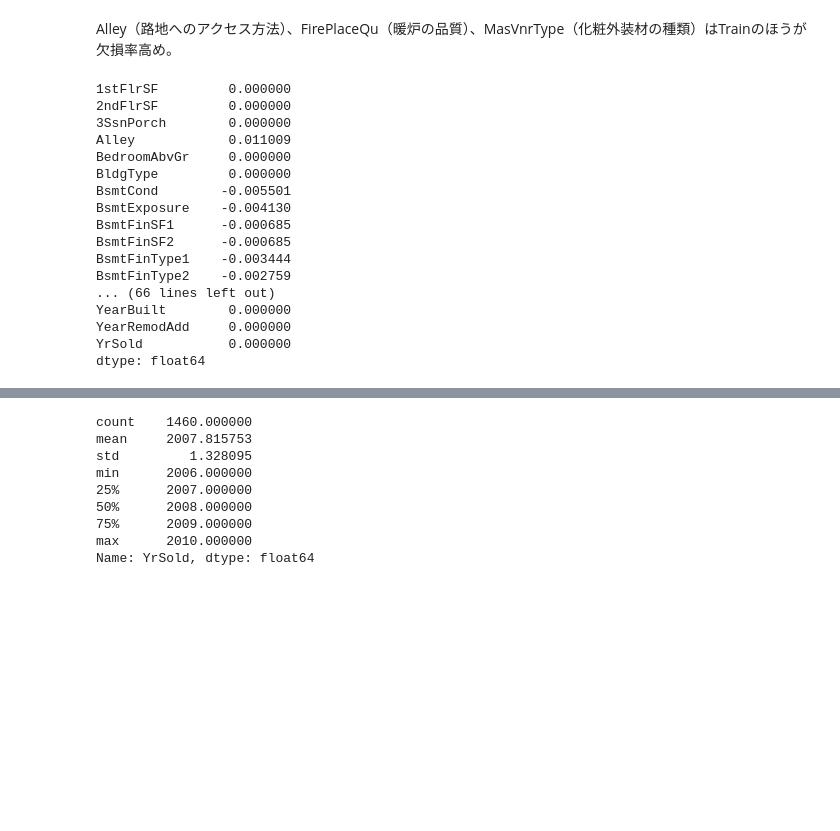
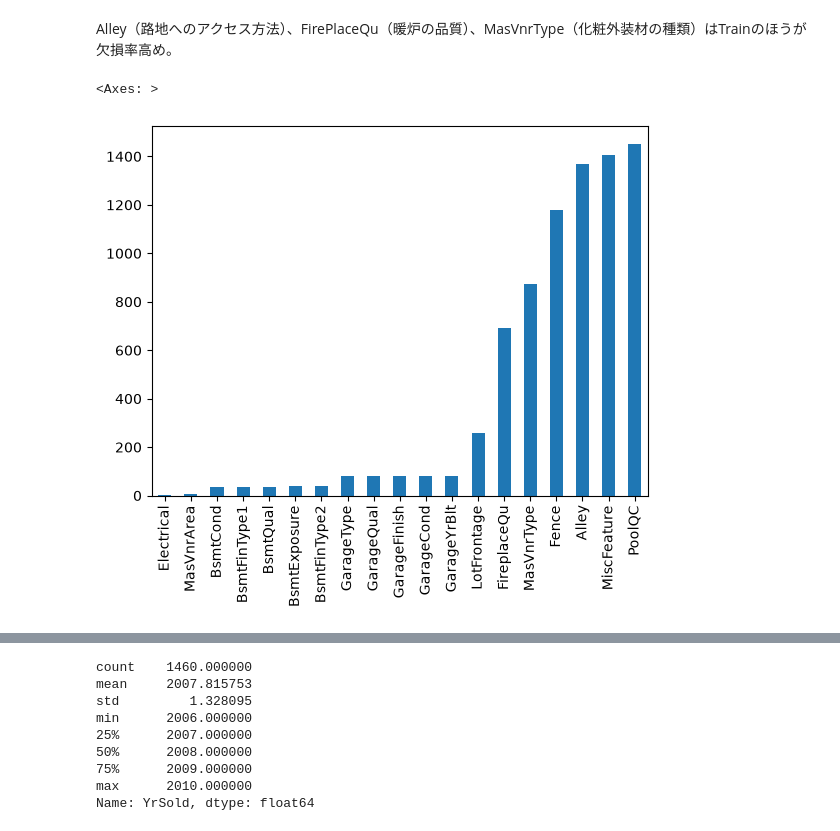
Before and after one commit to grkaym/house-prices, a Jupyter notebook: notebooks/nb_000_EDA.ipynb, the cells around one changed output, grey strips where cells are left out. Cells and saved outputs as stored; diff of their text form; code cells hidden in the pictures; blank space fills up the shorter version.

```diff
--- a/notebooks/nb_000_EDA.ipynb
+++ b/notebooks/nb_000_EDA.ipynb
@@ -71,22 +71,10 @@ memory usage: 912.0 KB
 # %% [markdown]
 Alley（路地へのアクセス方法）、FirePlaceQu（暖炉の品質）、MasVnrType（化粧外装材の種類）はTrainのほうが欠損率高め。
 # %%
-train_df.isnull().mean() - test_df.isnull().mean()
+missing = train_df.isnull().sum()
+missing = missing[missing > 0]
+missing.sort_values(inplace=True)
+missing.plot.bar()
 # %% [output]
-1stFlrSF         0.000000
-2ndFlrSF         0.000000
-3SsnPorch        0.000000
-Alley            0.011009
-BedroomAbvGr     0.000000
-BldgType         0.000000
-BsmtCond        -0.005501
-BsmtExposure    -0.004130
-BsmtFinSF1      -0.000685
-BsmtFinSF2      -0.000685
-BsmtFinType1    -0.003444
-BsmtFinType2    -0.002759
-... (66 lines left out)
-YearBuilt        0.000000
-YearRemodAdd     0.000000
-YrSold           0.000000
-dtype: float64
+<Axes: >
+[figure, added]
```
Also changed, not shown: parts of 3 cells of this notebook, 8 other files.
